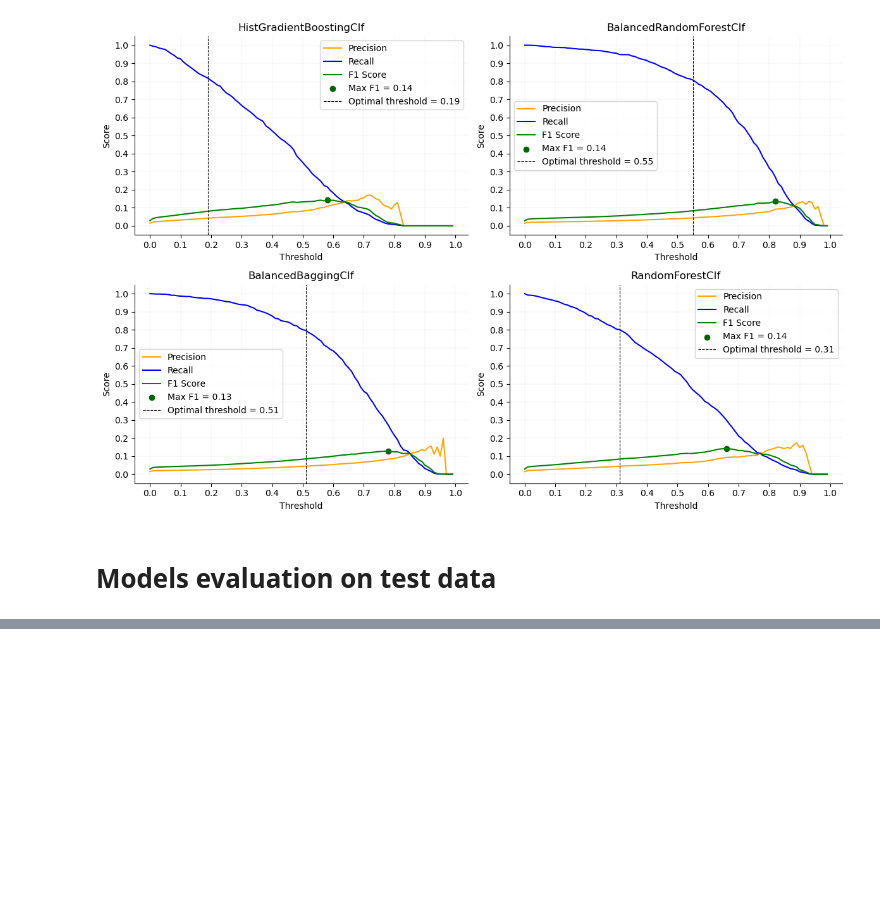
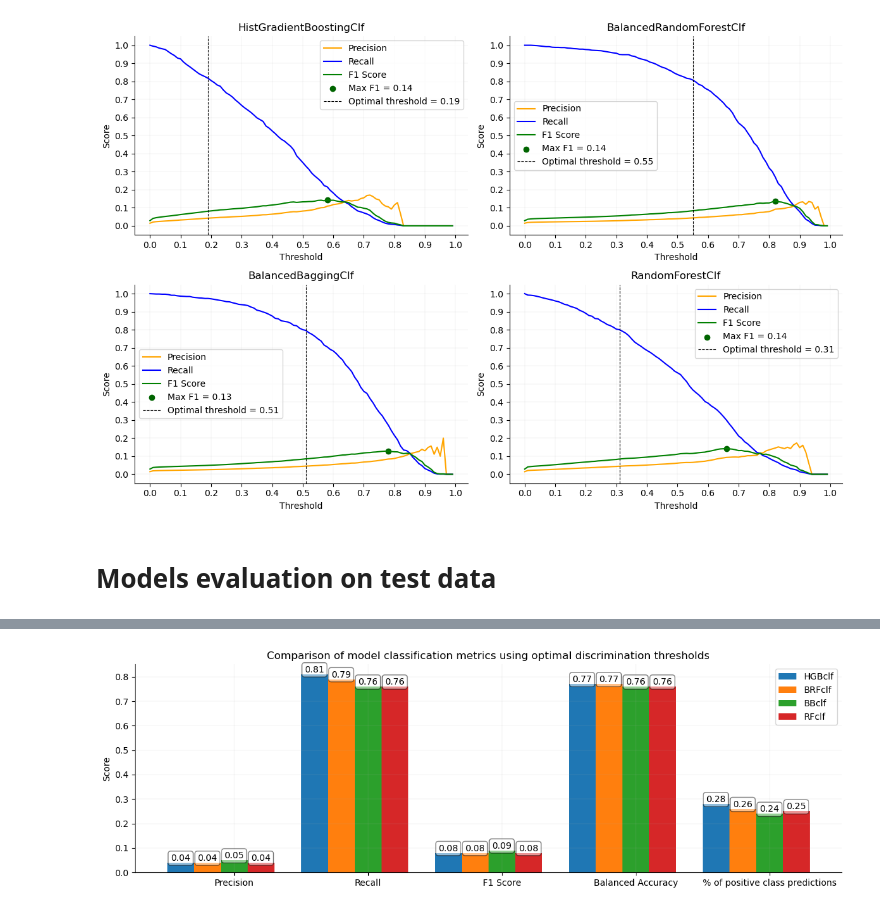
Before and after one commit to k-katarzyna/Lead_Conversion_Probability, a Jupyter notebook: Happy_Customer_Bank/Project_main.ipynb, the cells around one changed output, grey strips where cells are left out. Cells and saved outputs as stored; diff of their text form; code cells hidden in the pictures; blank space fills up the shorter version.

```diff
--- a/Happy_Customer_Bank/Project_main.ipynb
+++ b/Happy_Customer_Bank/Project_main.ipynb
@@ -568,0 +578,4 @@ _, optimal_thresholds = cv_scores_for_thresholds(estimators,
+# %%
+classification_metrics(estimators, optimal_thresholds, X_train, X_test, y_train, y_test)
+# %% [output]
+[figure, added]
```
Also changed, not shown: parts of 5 cells of this notebook, 1 other file.
